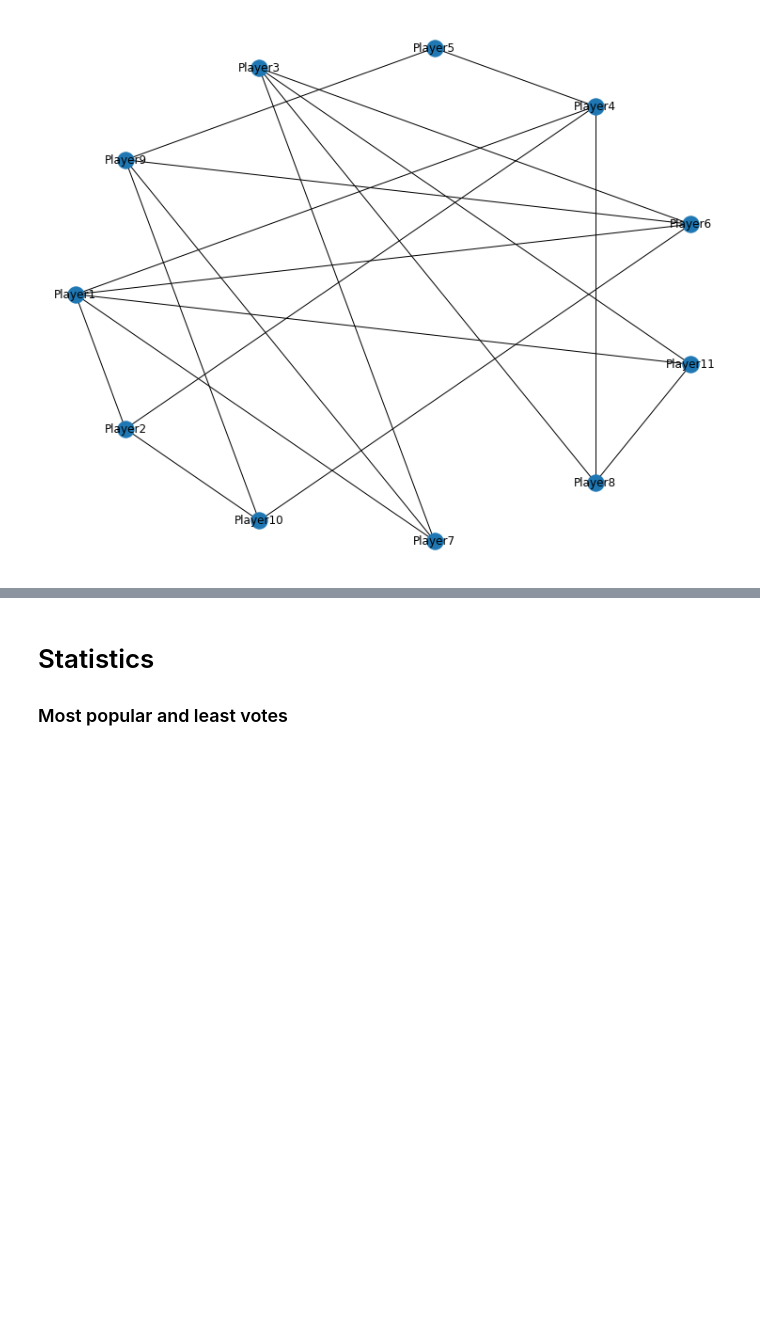
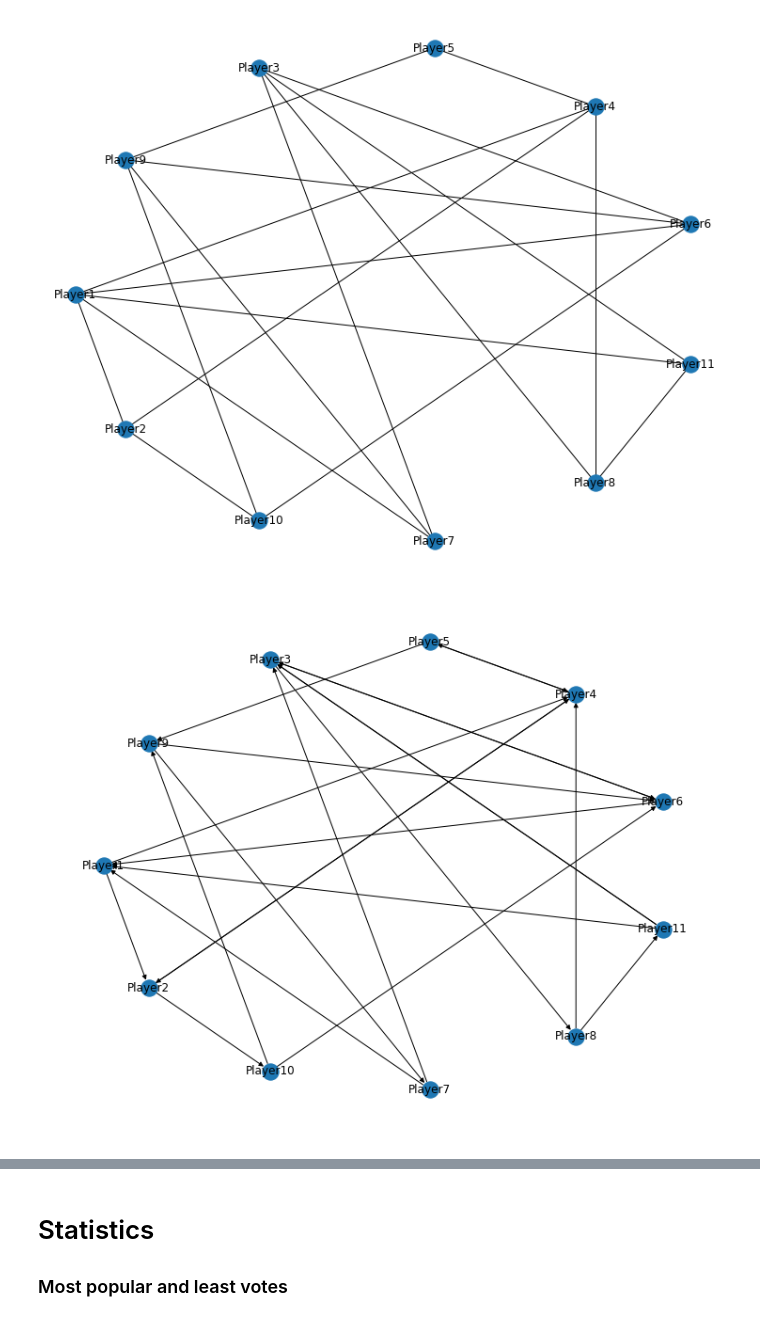
Before and after one commit to NLeSC/balconaz, a Jupyter notebook: notebooks/analysis.ipynb, the cells around one changed output, grey strips where cells are left out. Drawn from its saved outputs; the diff is of its cells as text; code cells hidden in the pictures; blank space fills up the shorter version.

Commit message:
adding multigraph

```diff
--- a/notebooks/analysis.ipynb
+++ b/notebooks/analysis.ipynb
@@ -57,6 +59,16 @@ plt.figure(figsize=(10, 8))
 nx.draw_shell(G, with_labels=True)
 # %% [output]
 [figure]
+# %%
+# and now we try multigraph
+
+M = nx.from_pandas_edgelist(df_raw, 'Player', 'Guess', create_using=nx.MultiDiGraph())
+#print(M.is_directed(), M.is_multigraph())
+#print(M.edges(data=True))
+plt.figure(figsize=(10, 8))
+nx.draw_shell(M, with_labels=True)
+# %% [output]
+[figure, added]
 # %%
 # another look via degree sequences
 # source: from networkx gallery
```
Also changed, not shown: parts of 11 cells of this notebook.
